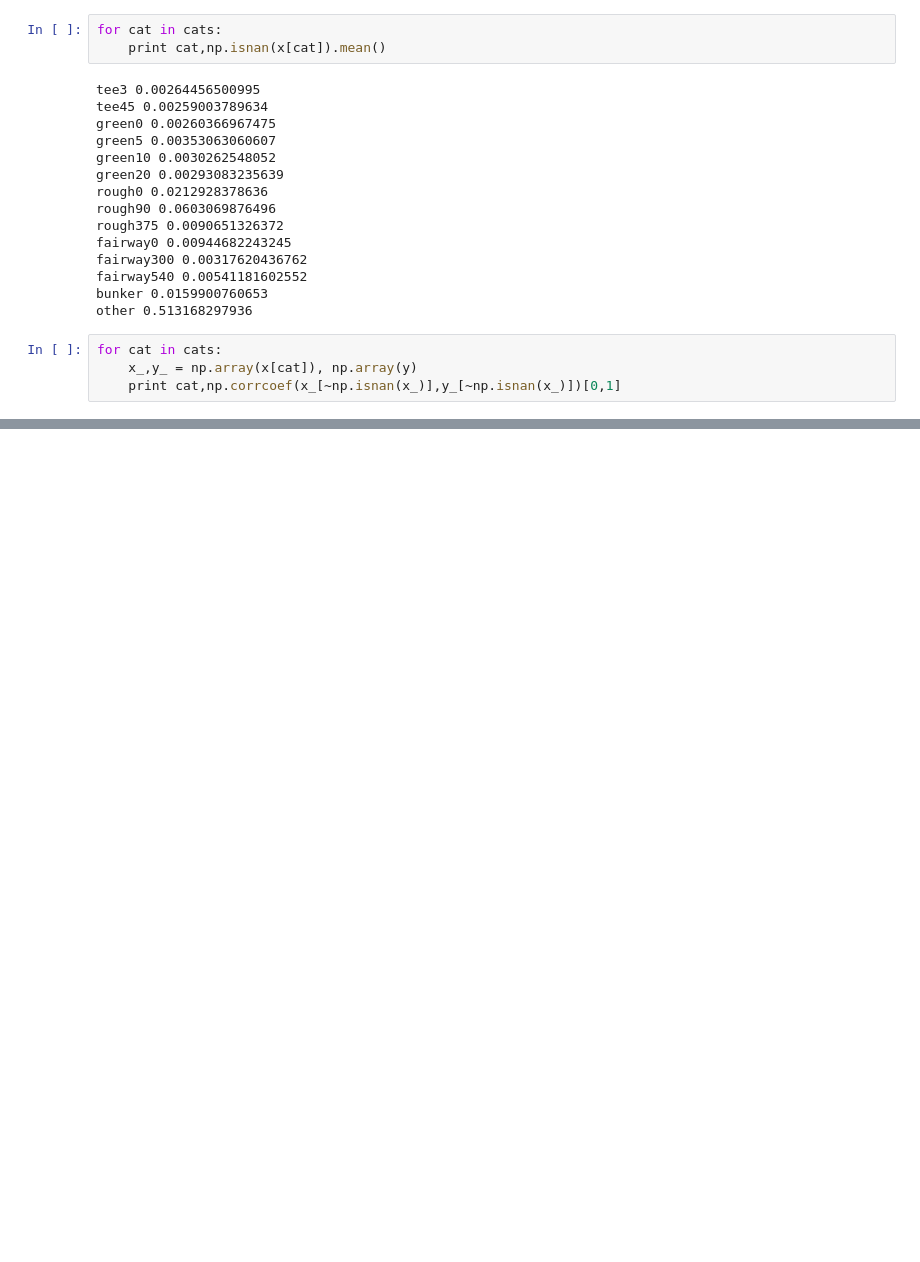
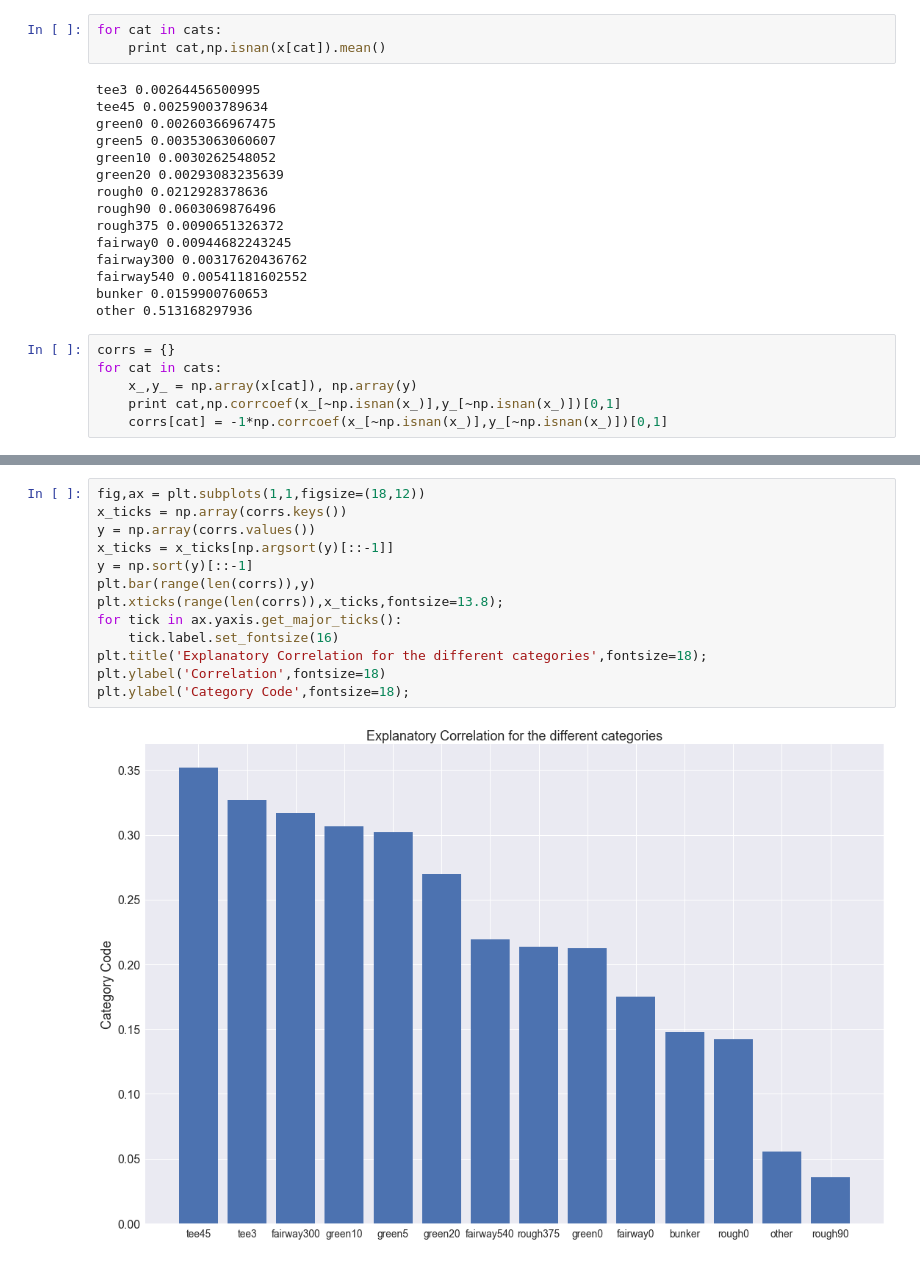
Before and after one commit to adamwlev/StrokesGained2, a Jupyter notebook: Explanatory Power.ipynb, the cells around one changed output, grey strips where cells are left out. Saved outputs shown, nothing was run; the diff lists cells and outputs as text; blank space fills up the shorter version.

```diff
--- a/Explanatory Power.ipynb
+++ b/Explanatory Power.ipynb
@@ -103,9 +106,11 @@ fairway540 0.00541181602552
 bunker 0.0159900760653
 other 0.513168297936
 # %%
+corrs = {}
 for cat in cats:
     x_,y_ = np.array(x[cat]), np.array(y)
     print cat,np.corrcoef(x_[~np.isnan(x_)],y_[~np.isnan(x_)])[0,1]
+    corrs[cat] = -1*np.corrcoef(x_[~np.isnan(x_)],y_[~np.isnan(x_)])[0,1]
 # %% [output]
 tee3 -0.326943147677
 tee45 -0.352121082211
@@ -123,0 +147,15 @@ other -0.0563044500707
+# %%
+fig,ax = plt.subplots(1,1,figsize=(18,12))
+x_ticks = np.array(corrs.keys())
+y = np.array(corrs.values())
+x_ticks = x_ticks[np.argsort(y)[::-1]]
+y = np.sort(y)[::-1]
+plt.bar(range(len(corrs)),y)
+plt.xticks(range(len(corrs)),x_ticks,fontsize=13.8);
+for tick in ax.yaxis.get_major_ticks():
+    tick.label.set_fontsize(16)
+plt.title('Explanatory Correlation for the different categories',fontsize=18);
+plt.ylabel('Correlation',fontsize=18)
+plt.ylabel('Category Code',fontsize=18);
+# %% [output]
+[figure, added]
```
Also changed, not shown: parts of 4 cells of this notebook, 1 other file.
